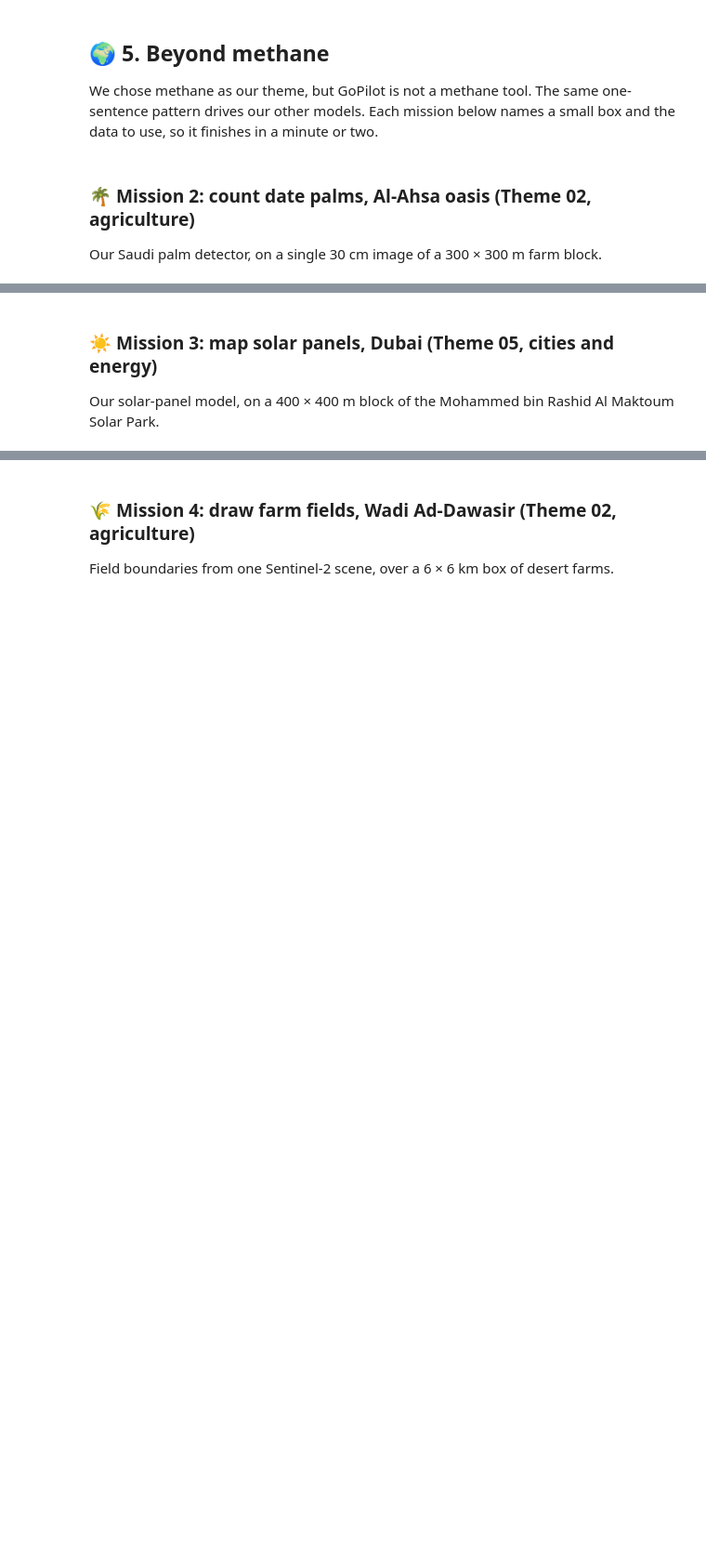
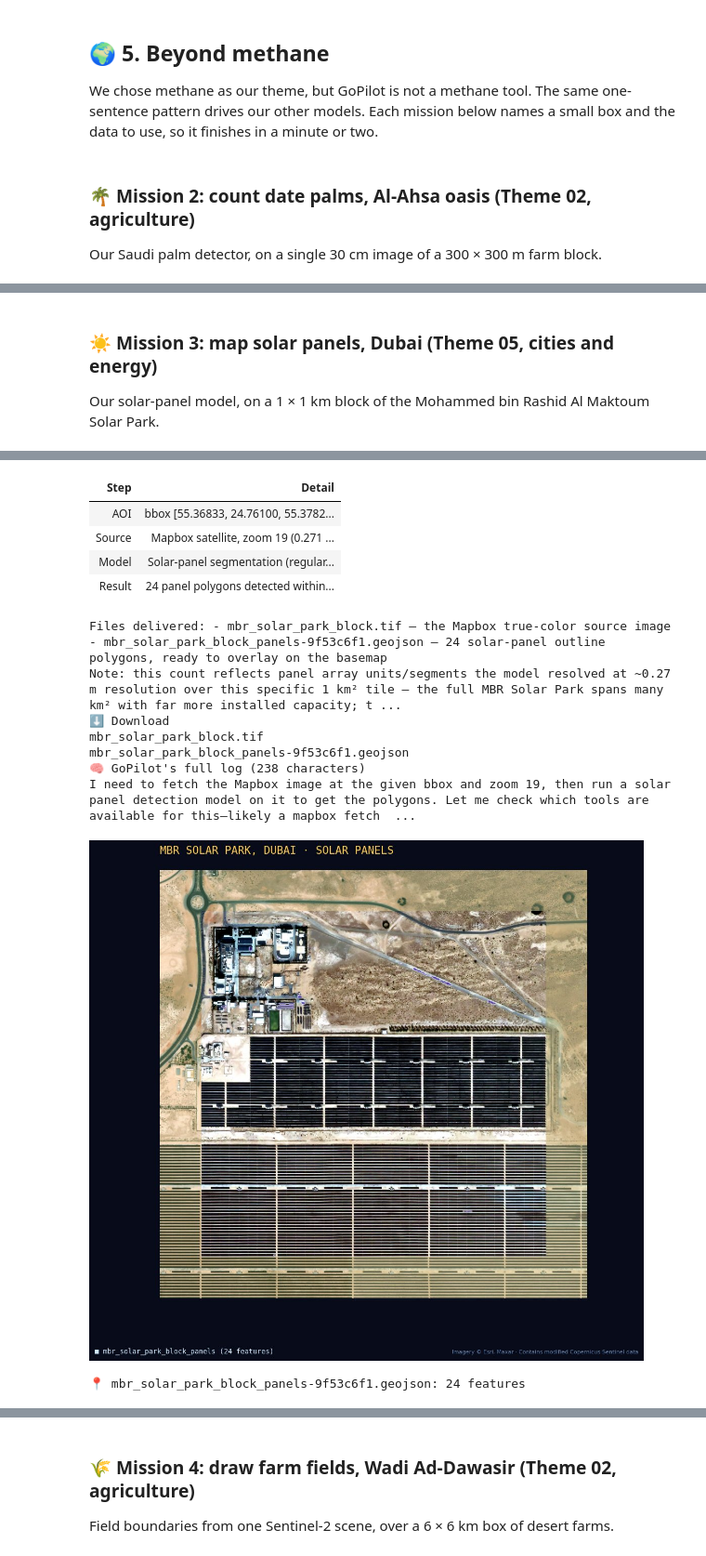
Before and after one commit to rasid-ai/gopilot_methane_813_arab_youth, a Jupyter notebook: notebooks/GoPilot_813.ipynb, the cells around one changed output, grey strips where cells are left out. Shown at 93% size. Cells and saved outputs as stored; diff of their text form; code cells hidden in the pictures; blank space fills up the shorter version.

```diff
--- a/notebooks/GoPilot_813.ipynb
+++ b/notebooks/GoPilot_813.ipynb
@@ -113,10 +184,12 @@ show(mission_2, "AL-AHSA OASIS · DATE PALMS")
 # %% [markdown]
 ### ☀️ Mission 3: map solar panels, Dubai (Theme 05, cities and energy)
-Our solar-panel model, on a 400 × 400 m block of the Mohammed bin Rashid Al Maktoum Solar Park.
+Our solar-panel model, on a 1 × 1 km block of the Mohammed bin Rashid Al Maktoum Solar Park.
 # %%
 mission_3 = gopilot.ask("""
-    Outline the solar panels in this 400 × 400 m block of the Mohammed bin Rashid Al Maktoum Solar Park,
-    Dubai: bbox [55.3630, 24.7520, 55.3670, 24.7560]. Use one Mapbox satellite image of exactly that bbox
+    Outline the solar panels in this 1 × 1 km block of the Mohammed bin Rashid Al Maktoum Solar Park,
+    Dubai, centred on 24.765501°N, 55.373277°E: bbox [55.36833, 24.76100, 55.37823, 24.77000]. Use one Mapbox
+    satellite image of exactly that bbox
     at zoom 19, run the solar-panel model, and present the panel polygons.
 """, mission="mission_3_solar_dubai")
 show(mission_3, "MBR SOLAR PARK, DUBAI · SOLAR PANELS")
+# %% [output]
@@ -122,0 +208,14 @@ show(mission_3, "MBR SOLAR PARK, DUBAI · SOLAR PANELS")
+| Step | Detail |
+| AOI | bbox [55.36833, 24.76100, 55.3782... |
+| Source | Mapbox satellite, zoom 19 (0.271 ... |
+| Model | Solar-panel segmentation (regular... |
+| Result | 24 panel polygons detected within... |
+Files delivered: - mbr_solar_park_block.tif – the Mapbox true-color source image - mbr_solar_park_block_panels-9f53c6f1.geojson – 24 solar-panel outline polygons, ready to overlay on the basemap
+Note: this count reflects panel array units/segments the model resolved at ~0.27 m resolution over this specific 1 km² tile — the full MBR Solar Park spans many km² with far more installed capacity; t ...
+⬇️ Download
+mbr_solar_park_block.tif
+mbr_solar_park_block_panels-9f53c6f1.geojson
+🧠 GoPilot's full log (238 characters)
+I need to fetch the Mapbox image at the given bbox and zoom 19, then run a solar panel detection model on it to get the polygons. Let me check which tools are available for this—likely a mapbox fetch  ...
+[figure, added]
+📍 mbr_solar_park_block_panels-9f53c6f1.geojson: 24 features
```
Also changed, not shown: parts of 7 cells of this notebook, 22 other files.
